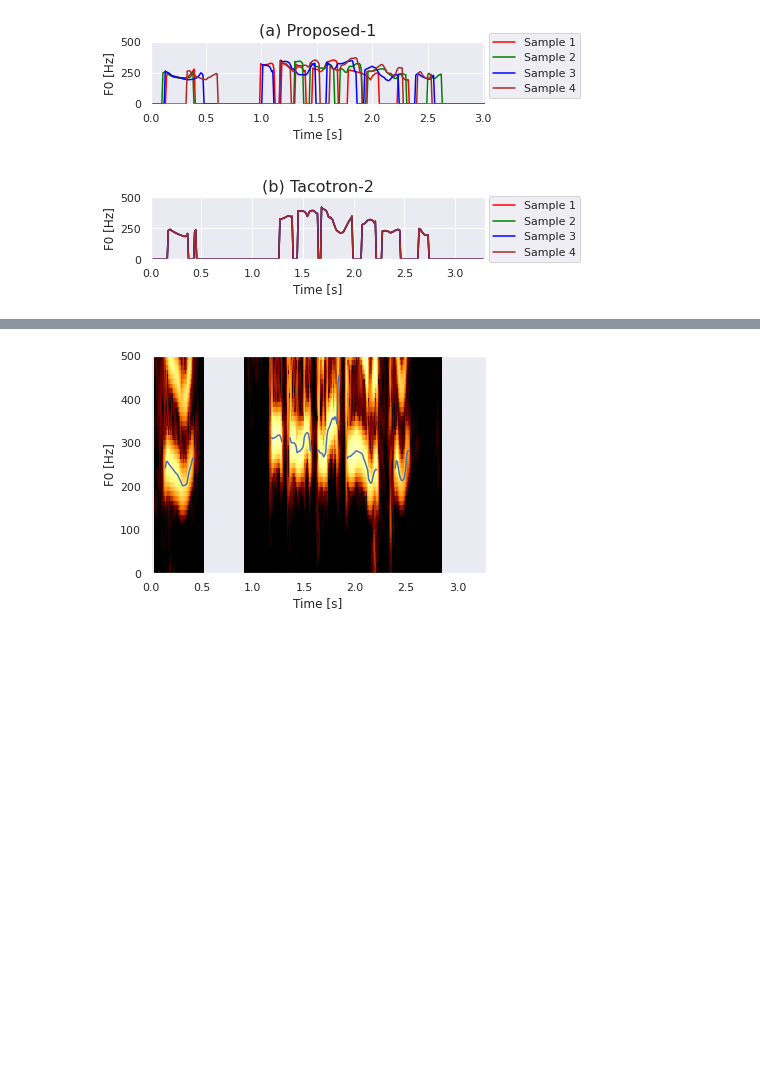
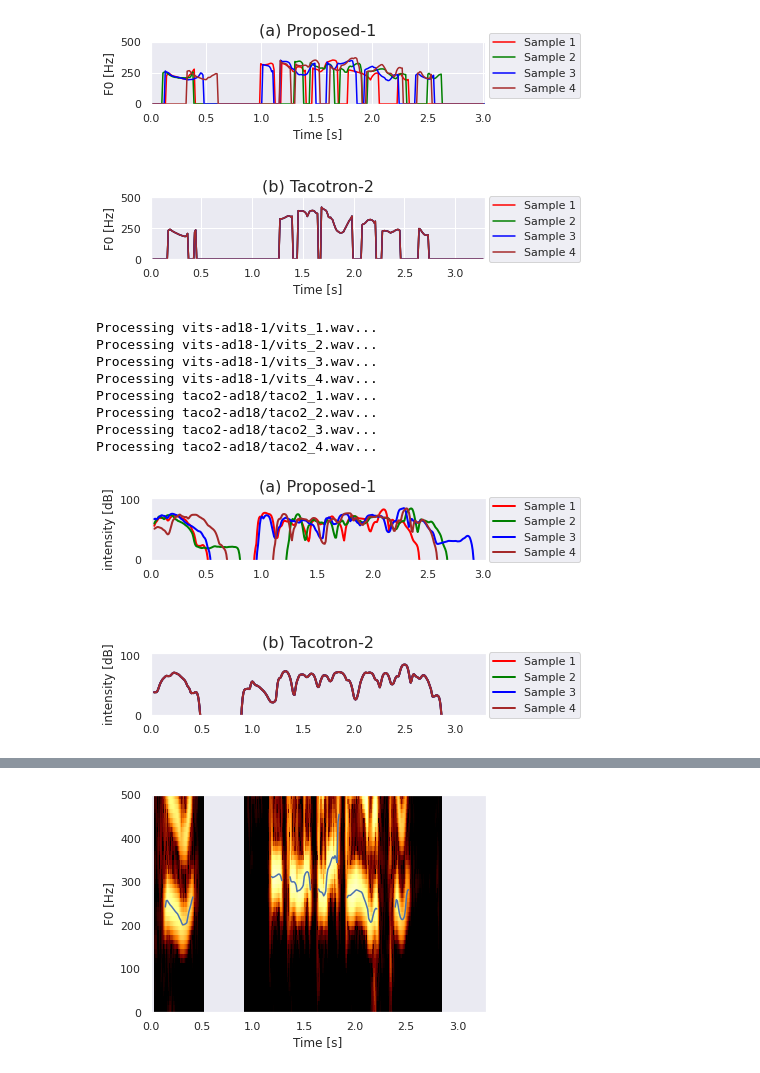
Before and after one commit to arif334/notebooks, a Jupyter notebook: f0-contour/f0-contour.ipynb, the cells around one changed output, grey strips where cells are left out. Saved outputs shown, nothing was run; the diff lists cells and outputs as text; code cells hidden in the pictures; blank space fills up the shorter version.

```diff
--- a/f0-contour/f0-contour.ipynb
+++ b/f0-contour/f0-contour.ipynb
@@ -28,10 +28,10 @@ def draw_spectrogram(spectrogram, dynamic_range=70):
     plt.xlabel("time [s]")
     plt.ylabel("frequency [Hz]")
 # %%
-def draw_intensity(intensity, color):
+def draw_intensity(intensity, color='b'):
     #plt.plot(intensity.xs(), intensity.values.T, linewidth=3, color='w')
     plt.plot(intensity.xs(), intensity.values.T, linewidth=2, color=color)
-    plt.grid(False)
+    plt.grid(True)
     plt.ylim(0)
     plt.ylabel("intensity [dB]")
 # %%
@@ -104,3 +104,61 @@ Processing taco2-ad18/taco2_2.wav...
 Processing taco2-ad18/taco2_3.wav...
 Processing taco2-ad18/taco2_4.wav...
 [figure]
+# %%
+colors = ['red', 'green', 'blue', 'brown', 'orange']
+plt.figure()
+#plt.tight_layout()
+
+i = 0
+ax1 = plt.subplot(2, 1, 1)
+plt.title("(a) Proposed-1", y=1, fontsize=16)
+for wave_file in glob.glob("vits-ad18-1/*.wav"):
+    print("Processing {}...".format(wave_file))
+    snd = parselmouth.Sound(wave_file)
+    pitch = snd.to_pitch()
+    pre_emphasized_snd = snd.copy()
+    pre_emphasized_snd.pre_emphasize()
+    spectrogram = pre_emphasized_snd.to_spectrogram(window_length=0.03, maximum_frequency=8000)
+    intensity = pre_emphasized_snd.to_intensity()
+    #plt.twinx()
+    #draw_pitch(pitch, colors[i])
+    #draw_spectrogram(spectrogram)
+    draw_intensity(intensity, colors[i])
+    plt.xlim([snd.xmin, snd.xmax])
+    plt.legend(['Sample 1', 'Sample 2', 'Sample 3', 'Sample 4'], loc='best', bbox_to_anchor=(0.8, 0.6, 0.5, 0.5))
+    i += 1
+
+plt.subplots_adjust(hspace=1.5)
+
+i = 0
+ax2 = plt.subplot(2, 1, 2)
+plt.title("(b) Tacotron-2", y=1, fontsize=16)
+for wave_file in glob.glob("taco2-ad18/*.wav"):
+    print("Processing {}...".format(wave_file))
+    snd = parselmouth.Sound(wave_file)
+    pitch = snd.to_pitch()
+    pre_emphasized_snd = snd.copy()
+    pre_emphasized_snd.pre_emphasize()
+    spectrogram = pre_emphasized_snd.to_spectrogram(window_length=0.03, maximum_frequency=8000)
+    intensity = pre_emphasized_snd.to_intensity()
+    #plt.twinx()
+    #draw_pitch(pitch, colors[i])
+    #draw_spectrogram(spectrogram)
+    draw_intensity(intensity, colors[i])
+    plt.xlim([snd.xmin, snd.xmax])
+    plt.legend(['Sample 1', 'Sample 2', 'Sample 3', 'Sample 4'], loc='best', bbox_to_anchor=(0.8, 0.6, 0.5, 0.5))
+    i += 1
+
+
+#plt.show()
+plt.savefig("intensity.png")
+# %% [output]
+Processing vits-ad18-1/vits_1.wav...
+Processing vits-ad18-1/vits_2.wav...
+Processing vits-ad18-1/vits_3.wav...
+Processing vits-ad18-1/vits_4.wav...
+Processing taco2-ad18/taco2_1.wav...
+Processing taco2-ad18/taco2_2.wav...
+Processing taco2-ad18/taco2_3.wav...
+Processing taco2-ad18/taco2_4.wav...
+[figure, added]
```
Also changed, not shown: parts of 1 cell of this notebook, 4 other files.
